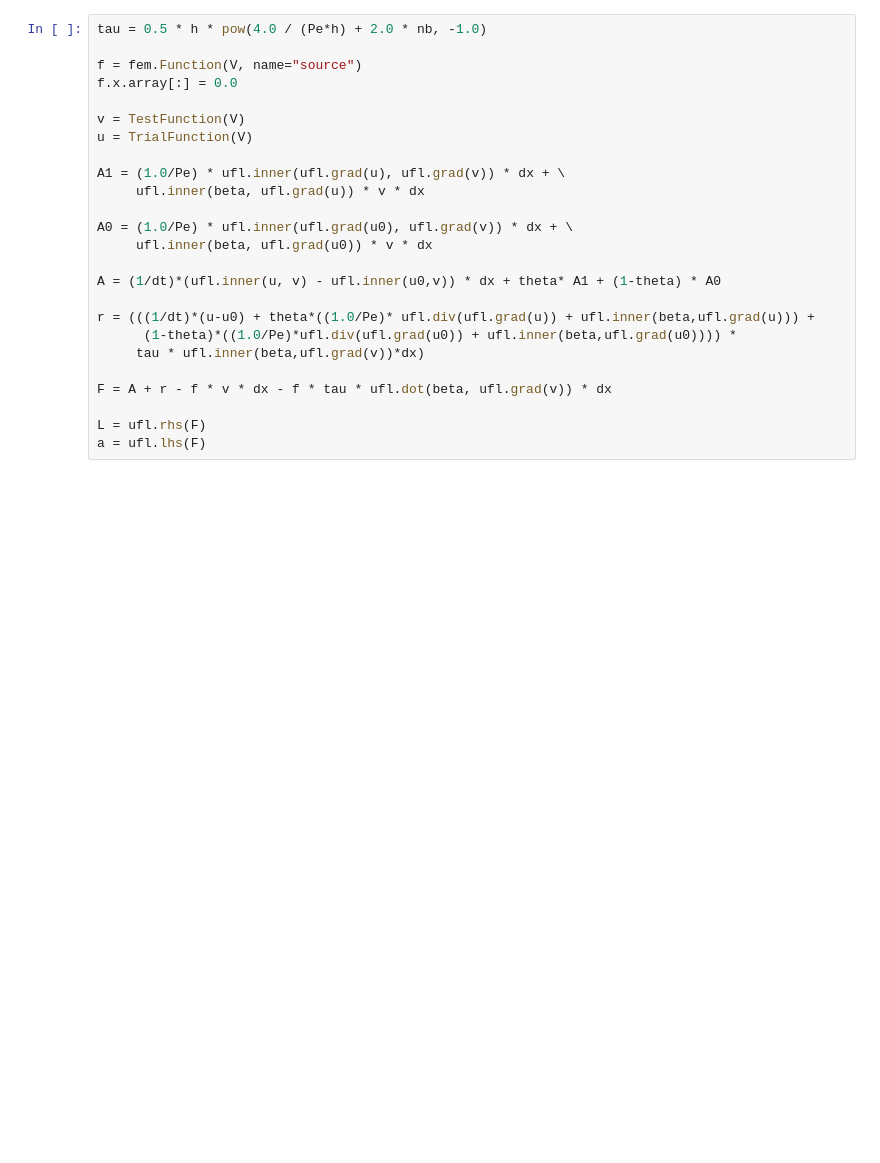
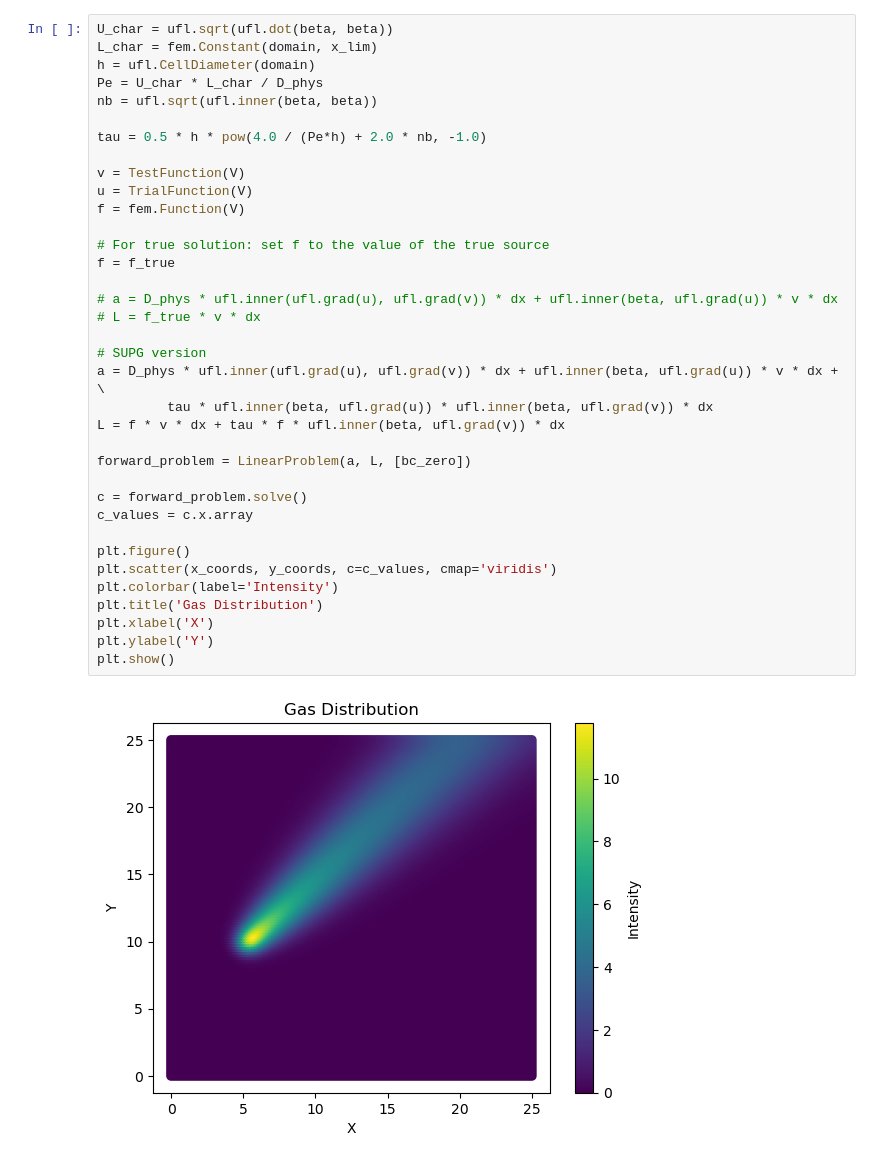
Before and after one commit to domaiii/dispersion_sim, a Jupyter notebook: playground/inverse_playground.ipynb, the cells around one changed output. Drawn from its saved outputs; the diff is of its cells as text; blank space fills up the shorter version.

```diff
--- a/playground/inverse_playground.ipynb
+++ b/playground/inverse_playground.ipynb
@@ -71,25 +132,38 @@ nb = ufl.sqrt(ufl.inner(beta, beta))
 # %%
+U_char = ufl.sqrt(ufl.dot(beta, beta))
+L_char = fem.Constant(domain, x_lim)
+h = ufl.CellDiameter(domain)
+Pe = U_char * L_char / D_phys
+nb = ufl.sqrt(ufl.inner(beta, beta))
+
 tau = 0.5 * h * pow(4.0 / (Pe*h) + 2.0 * nb, -1.0)
-
-f = fem.Function(V, name="source")
-f.x.array[:] = 0.0
 
 v = TestFunction(V)
 u = TrialFunction(V)
+f = fem.Function(V)
 
-A1 = (1.0/Pe) * ufl.inner(ufl.grad(u), ufl.grad(v)) * dx + \
-     ufl.inner(beta, ufl.grad(u)) * v * dx
+# For true solution: set f to the value of the true source
+f = f_true
 
-A0 = (1.0/Pe) * ufl.inner(ufl.grad(u0), ufl.grad(v)) * dx + \
-     ufl.inner(beta, ufl.grad(u0)) * v * dx
+# a = D_phys * ufl.inner(ufl.grad(u), ufl.grad(v)) * dx + ufl.inner(beta, ufl.grad(u)) * v * dx
+# L = f_true * v * dx
 
-A = (1/dt)*(ufl.inner(u, v) - ufl.inner(u0,v)) * dx + theta* A1 + (1-theta) * A0
+# SUPG version
+a = D_phys * ufl.inner(ufl.grad(u), ufl.grad(v)) * dx + ufl.inner(beta, ufl.grad(u)) * v * dx + \
+         tau * ufl.inner(beta, ufl.grad(u)) * ufl.inner(beta, ufl.grad(v)) * dx
+L = f * v * dx + tau * f * ufl.inner(beta, ufl.grad(v)) * dx
 
-r = (((1/dt)*(u-u0) + theta*((1.0/Pe)* ufl.div(ufl.grad(u)) + ufl.inner(beta,ufl.grad(u))) +
-      (1-theta)*((1.0/Pe)*ufl.div(ufl.grad(u0)) + ufl.inner(beta,ufl.grad(u0)))) *
-     tau * ufl.inner(beta,ufl.grad(v))*dx)
+forward_problem = LinearProblem(a, L, [bc_zero])
 
-F = A + r - f * v * dx - f * tau * ufl.dot(beta, ufl.grad(v)) * dx
+c = forward_problem.solve()
+c_values = c.x.array
 
-L = ufl.rhs(F)
-a = ufl.lhs(F)
+plt.figure()
+plt.scatter(x_coords, y_coords, c=c_values, cmap='viridis')
+plt.colorbar(label='Intensity')
+plt.title('Gas Distribution')
+plt.xlabel('X')
+plt.ylabel('Y')
+plt.show()
+# %% [output]
+[figure, added]
```
Also changed, not shown: parts of 10 cells of this notebook, 3 other files.
